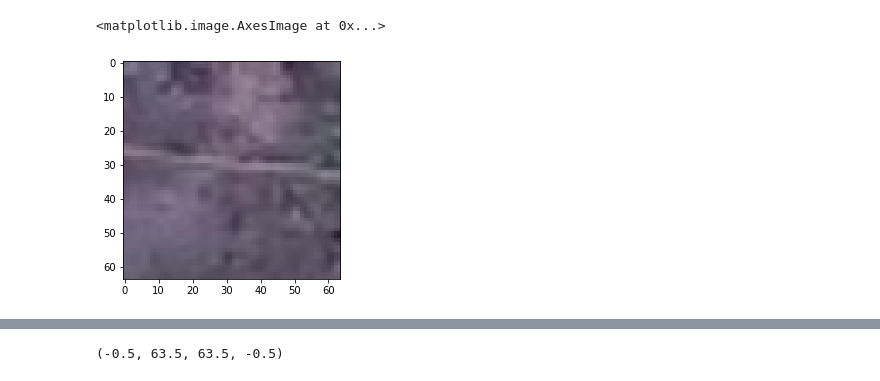
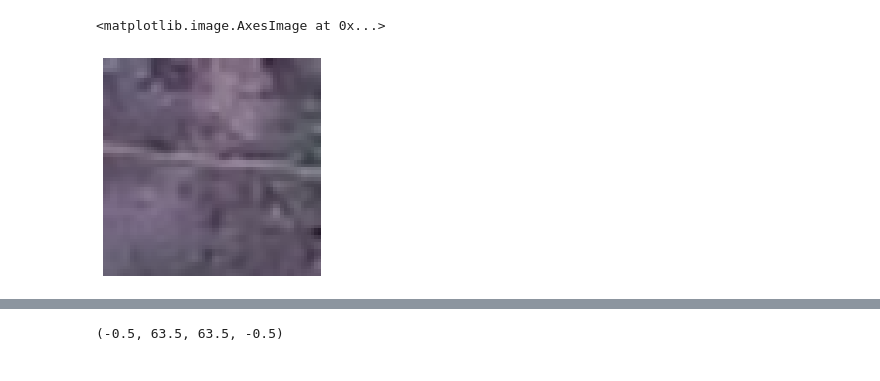
Before and after one commit to kpapijnenburg/cactus-detector, a Jupyter notebook: gradcam.ipynb, the cells around one changed output, grey strips where cells are left out. Drawn from its saved outputs; the diff is of its cells as text; code cells hidden in the pictures.

```diff
--- a/gradcam.ipynb
+++ b/gradcam.ipynb
@@ -18,12 +15,13 @@ Set max_pooling2d_11 as target layer.
 # %%
 # Load example image
 image = cv2.imread('data/test/images/00a36d4d6d152404670276fc983273bc.jpg')
 
 resized_image = cv2.resize(image, (image.shape[1] * 2, image.shape[0] * 2))
+plt.axis('off')
 plt.imshow(resized_image, cmap='gray')
 # %% [output]
 <matplotlib.image.AxesImage at 0x...>
-[figure, old version]
+[figure, new version]
 # %%
 # Prep image for gradCam
 input_image = img_to_array(image)
```
Also changed, not shown: parts of 2 cells of this notebook, 2 other files.
